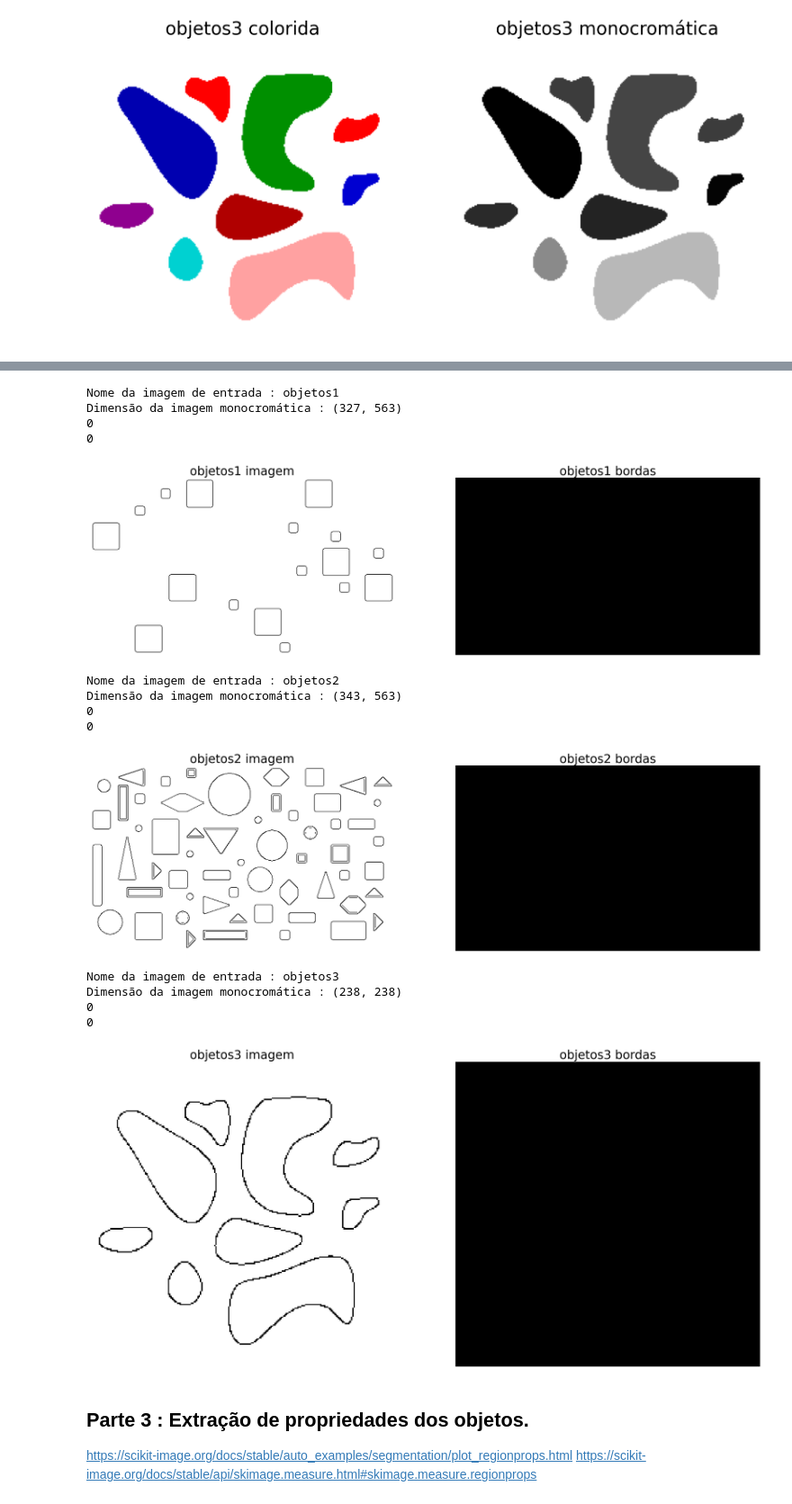
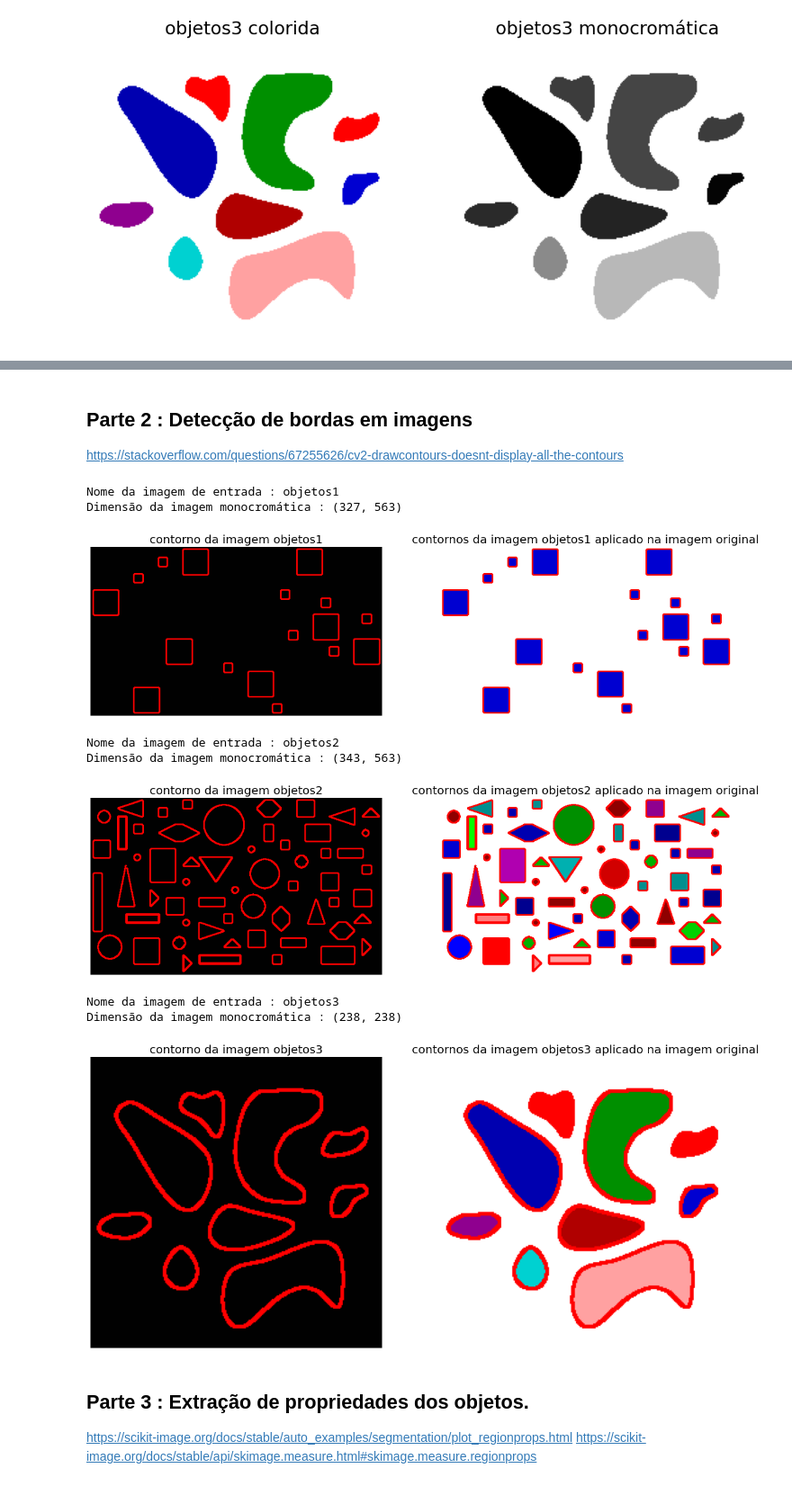
Before and after one commit to borin98/Introdu-o-ao-Processamento-de-Imagem-Digital, a Jupyter notebook: Trabalhos/Trabalho 4/Trabalho4Script.ipynb, the cells around one changed output, grey strips where cells are left out. Shown: that part at 90% size. Drawn from its saved outputs; the diff is of its cells as text; code cells hidden in the pictures.

```diff
--- a/Trabalhos/Trabalho 4/Trabalho4Script.ipynb
+++ b/Trabalhos/Trabalho 4/Trabalho4Script.ipynb
@@ -221,60 +209,3 @@ https://scikit-image.org/docs/stable/auto_examples/segmentation/plot_expand_labe
-# %%
-from skimage.feature import canny
-from skimage.filters import threshold_otsu
-from skimage.segmentation import clear_border
-from skimage.measure import label, regionprops
-from skimage.morphology import closing, square
-from skimage.color import label2rgb
-
-for gray_img, image_name in zip(gray_images, image_files_path):
-    # Manipulação da string para se obter o nome do arquivo de imagem
-    img_name = image_name.split("/")[-1].split(".")[0]
-
-    print("Nome da imagem de entrada : {}".format(img_name))
-    print("Dimensão da imagem monocromática : {}".format(gray_img.shape))
-
-    # Subtraindo por 1 para deixar o fundo branco e as bordas dos objetos com preto
-    image_edges = canny(gray_img).astype(np.uint8)
-
-    # apply threshold
-    thresh = threshold_otsu(gray_img)
-    bw = closing(gray_img > thresh, square(3))
-
-    # remove artifacts connected to image border
-    cleared = clear_border(bw)
-
-    # label image regions
-    label_image = label(cleared)
-    # to make the background transparent, pass the value of `bg_label`,
-    # and leave `bg_color` as `None` and `kind` as `overlay`
-    image_label_overlay = label2rgb(label_image, image=gray_img, bg_label=0)
-
-    image_edges -= 1
-
-    print(label_image.min())
-    print(label_image.max())
-
-    plot_figures_in_line(image_edges, label_image, title1="{} imagem".format(img_name),
-                         title2="{} bordas".format(img_name),
-                         save_dir="ResultadoImagens/Contorno/",
-                         save_fig="{}Contorno.png".format(img_name),
-                         first_cmap="gray",
-                         second_cmap="gray",
-                         figsize=(25, 25),
-                         fontsize_title=25)
-# %% [output]
-Nome da imagem de entrada : objetos1
-Dimensão da imagem monocromática : (327, 563)
-0
-0
-[figure, removed]
-Nome da imagem de entrada : objetos2
-Dimensão da imagem monocromática : (343, 563)
-0
-0
-[figure, removed]
-Nome da imagem de entrada : objetos3
-Dimensão da imagem monocromática : (238, 238)
-0
-0
-[figure, removed]
+# %% [markdown]
+## Parte 2 : Detecção de bordas em imagens
+https://stackoverflow.com/questions/67255626/cv2-drawcontours-doesnt-display-all-the-contours
@@ -281,3 +276,19 @@ Dimensão da imagem monocromática : (238, 238)
+# %%
+images_contorns = []
+
+for gray_img, rgb_image, image_name in zip(gray_images, rgb_images, image_files_path):
+    img_contorn = get_image_contorn(gray_img, rgb_image, image_name)
+    images_contorns.append(img_contorn)
+# %% [output]
+Nome da imagem de entrada : objetos1
+Dimensão da imagem monocromática : (327, 563)
+[figure, added]
+Nome da imagem de entrada : objetos2
+Dimensão da imagem monocromática : (343, 563)
+[figure, added]
+Nome da imagem de entrada : objetos3
+Dimensão da imagem monocromática : (238, 238)
+[figure, added]
 # %% [markdown]
 ## Parte 3 : Extração de propriedades dos objetos.
 https://scikit-image.org/docs/stable/auto_examples/segmentation/plot_regionprops.html
```
Also changed, not shown: parts of 5 cells of this notebook, 9 other files.
